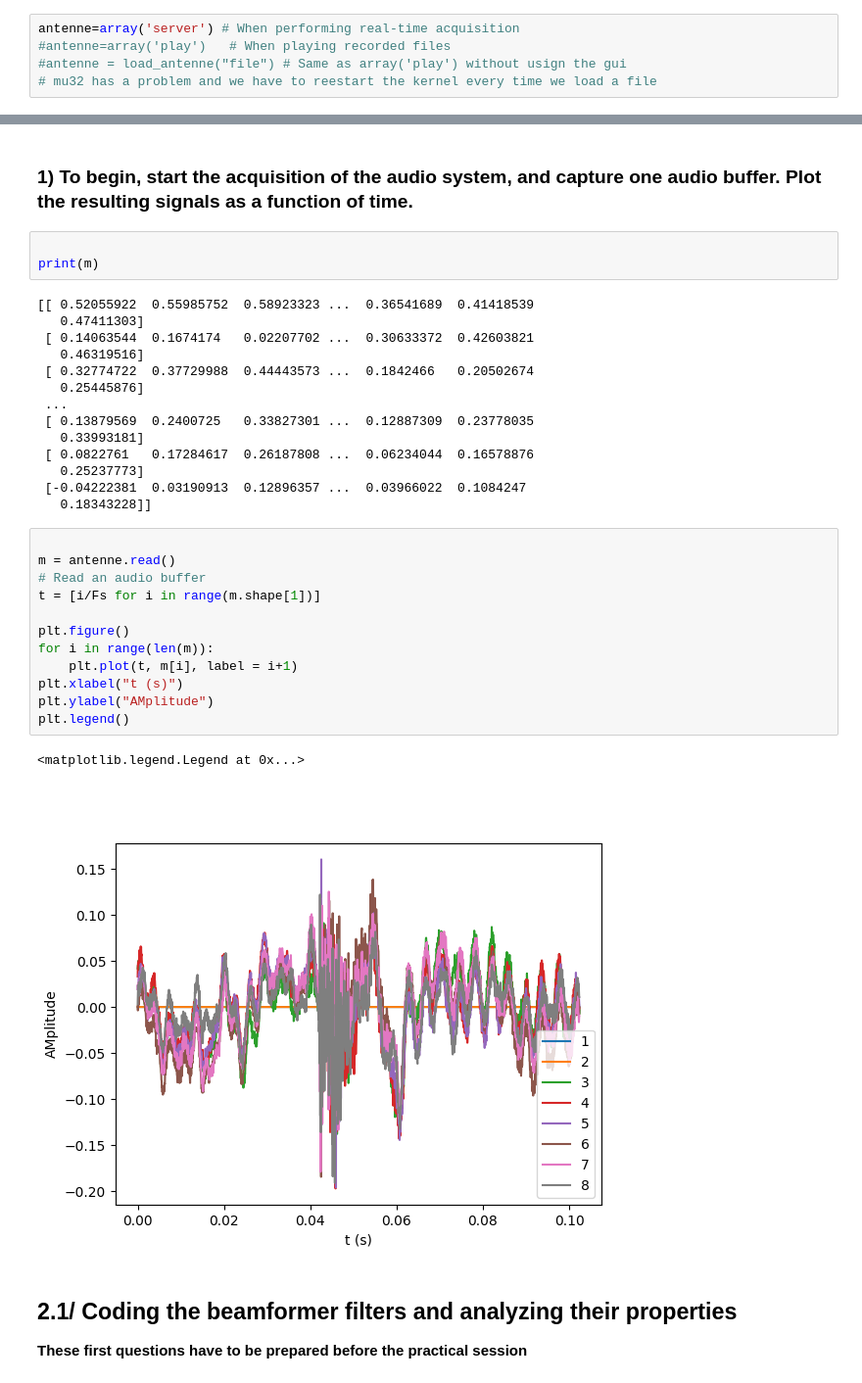
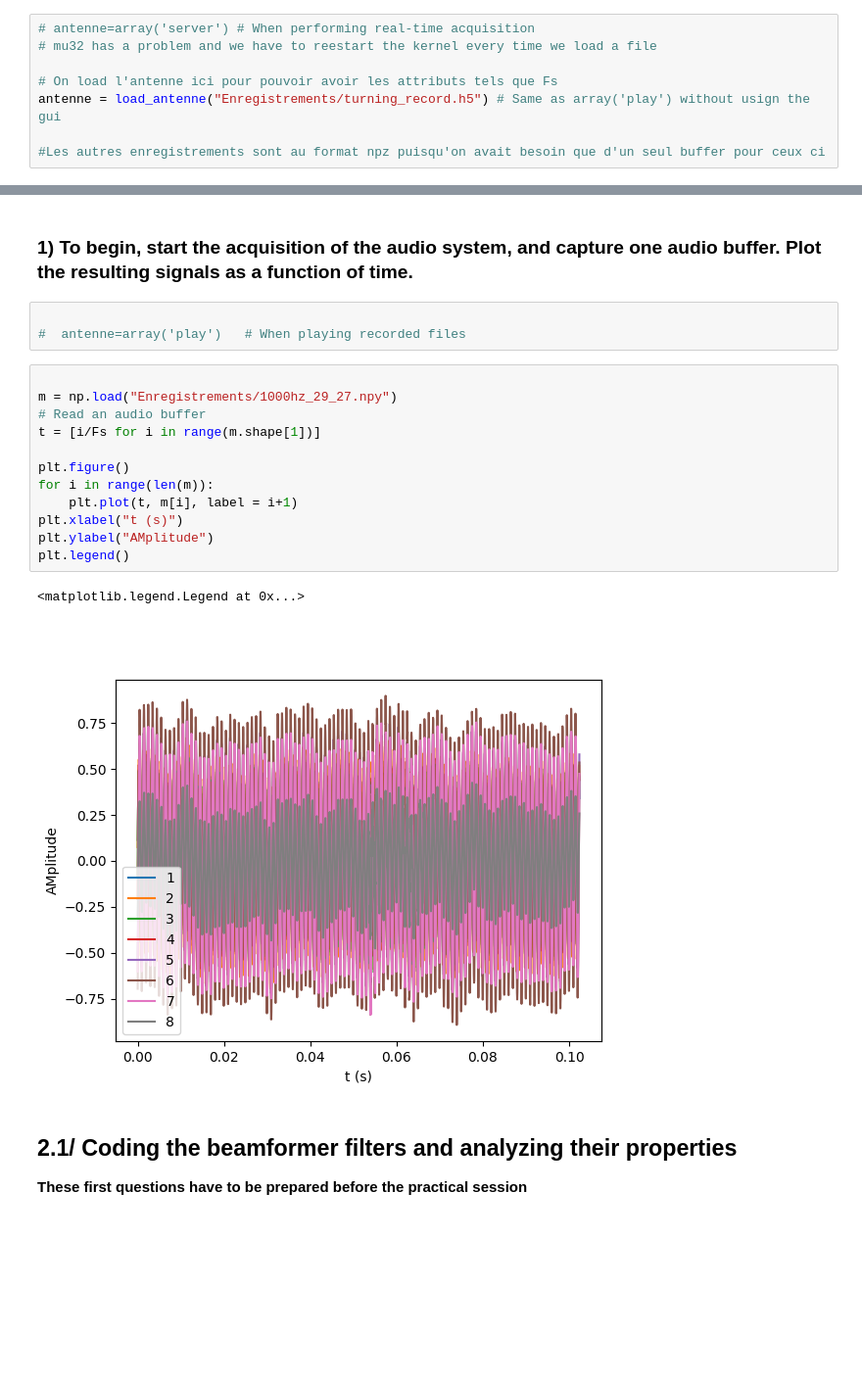
Before and after one commit to Huss94/Beamforming_son, a Jupyter notebook: TP2_etu.ipynb, the cells around one changed output, grey strips where cells are left out. Shown at 98% size. Drawn from its saved outputs; the diff is of its cells as text; blank space fills up the shorter version.

```diff
--- a/TP2_etu.ipynb
+++ b/TP2_etu.ipynb
@@ -18,8 +18,11 @@ from utils import *
 # %matplotlib notebook
 %matplotlib ipympl
 # %%
-antenne=array('server') # When performing real-time acquisition
-#antenne=array('play')   # When playing recorded files
-#antenne = load_antenne("file") # Same as array('play') without usign the gui
+# antenne=array('server') # When performing real-time acquisition
 # mu32 has a problem and we have to reestart the kernel every time we load a file
+
+# On load l'antenne ici pour pouvoir avoir les attributs tels que Fs
+antenne = load_antenne("Enregistrements/turning_record.h5") # Same as array('play') without usign the gui
+
+#Les autres enregistrements sont au format npz puisqu'on avait besoin que d'un seul buffer pour ceux ci
 # %% [output]
@@ -34,38 +35,24 @@ N = antenne.mems_nb
 d = antenne.interspace
 # %% [markdown]
 ### 1) To begin, start the acquisition of the audio system, and capture one audio buffer. Plot the resulting signals as a function of time.
-# %%
-
-print(m)
-# %% [output]
-[[ 0.52055922  0.55985752  0.58923323 ...  0.36541689  0.41418539
-   0.47411303]
- [ 0.14063544  0.1674174   0.02207702 ...  0.30633372  0.42603821
-   0.46319516]
- [ 0.32774722  0.37729988  0.44443573 ...  0.1842466   0.20502674
-   0.25445876]
- ...
- [ 0.13879569  0.2400725   0.33827301 ...  0.12887309  0.23778035
-   0.33993181]
- [ 0.0822761   0.17284617  0.26187808 ...  0.06234044  0.16578876
-   0.25237773]
- [-0.04222381  0.03190913  0.12896357 ...  0.03966022  0.1084247
-   0.18343228]]
+# %%
+
+#  antenne=array('play')   # When playing recorded files
 # %%
 
-m = antenne.read()
+m = np.load("Enregistrements/1000hz_29_27.npy")
 # Read an audio buffer
 t = [i/Fs for i in range(m.shape[1])]
 
 plt.figure()
 for i in range(len(m)):
     plt.plot(t, m[i], label = i+1)
 plt.xlabel("t (s)")
 plt.ylabel("AMplitude")
 plt.legend()
 # %% [output]
 <matplotlib.legend.Legend at 0x...>
-[figure, old version]
+[figure, new version]
 # %% [markdown]
 ## 2.1/ Coding the beamformer filters and analyzing their properties
 
```
Also changed, not shown: parts of 40 cells of this notebook, 16 other files.
